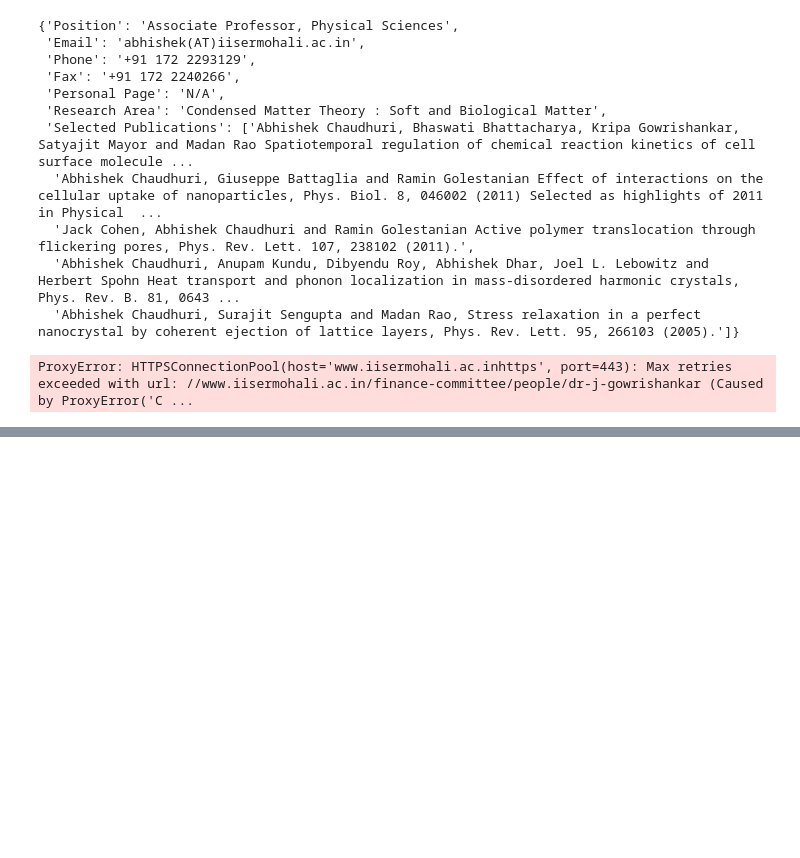
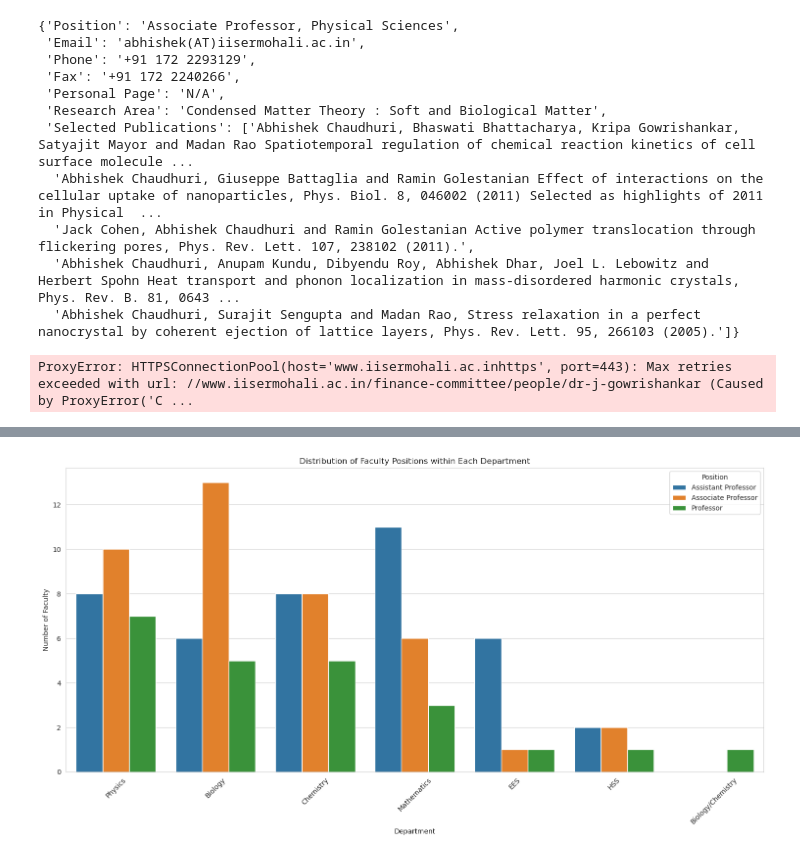
Before and after one commit to shiv3679/IDC409, a Jupyter notebook: web_scraping/scraping.ipynb, the cells around one changed output, grey strips where cells are left out. Cells and saved outputs as stored; diff of their text form; code cells hidden in the pictures; blank space fills up the shorter version.

```diff
--- a/web_scraping/scraping.ipynb
+++ b/web_scraping/scraping.ipynb
@@ -399,0 +512,32 @@ df.to_csv('faculty_details.csv', index=False, encoding='utf-8')
+# %%
+import pandas as pd
+import matplotlib.pyplot as plt
+import seaborn as sns
+
+# Reading the CSV file into a dataframe
+faculty_df = pd.read_csv('faculty_details.csv')
+
+# Cleaning the 'Position' column
+faculty_df['Position'] = faculty_df['Position'].str.replace('\xa0', ' ').str.strip()
+faculty_df['Position'] = faculty_df['Position'].apply(lambda x: 'Assistant Professor' if 'Assistant Professor' in str(x) else x)
+faculty_df['Position'] = faculty_df['Position'].apply(lambda x: 'Associate Professor' if 'Associate Professor' in str(x) else x)
+faculty_df['Position'] = faculty_df['Position'].apply(lambda x: 'Professor' if 'Professor' in str(x) and 'Assistant' not in str(x) and 'Associate' not in str(x) else x)
+
+# Cleaning the 'Department' column
+faculty_df['Department'] = faculty_df['Department'].replace('Physical', 'Physics')
+
+# Filtering data to include only the mentioned positions
+filtered_df = faculty_df[faculty_df['Position'].isin(['Associate Professor', 'Assistant Professor', 'Professor'])]
+
+# Plotting the distribution of positions within each department
+plt.figure(figsize=(15, 8))
+sns.countplot(data=filtered_df, x='Department', hue='Position', order=filtered_df['Department'].value_counts().index)
+plt.title('Distribution of Faculty Positions within Each Department')
+plt.ylabel('Number of Faculty')
+plt.xlabel('Department')
+plt.legend(title='Position')
+plt.xticks(rotation=45)
+plt.tight_layout()
+plt.show()
+# %% [output]
+[figure, added]
```
Also changed, not shown: parts of 9 cells of this notebook, 1 other file.
